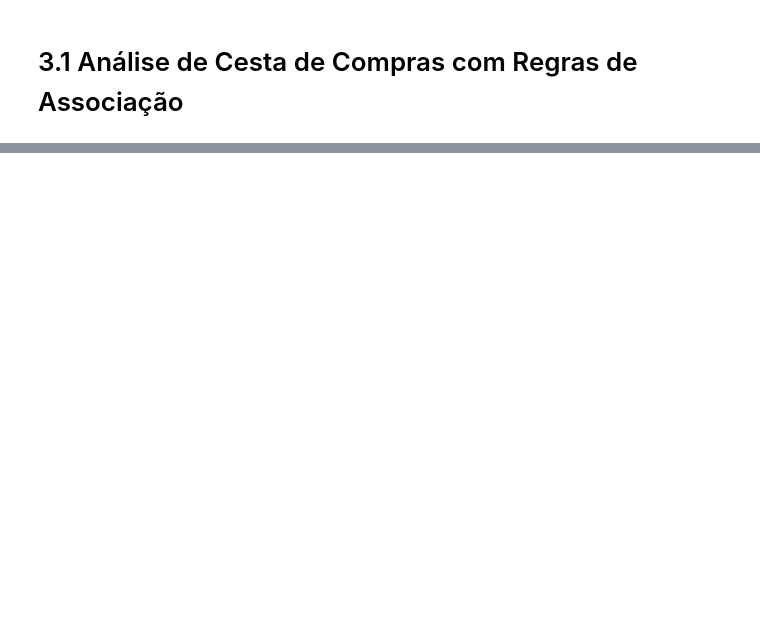
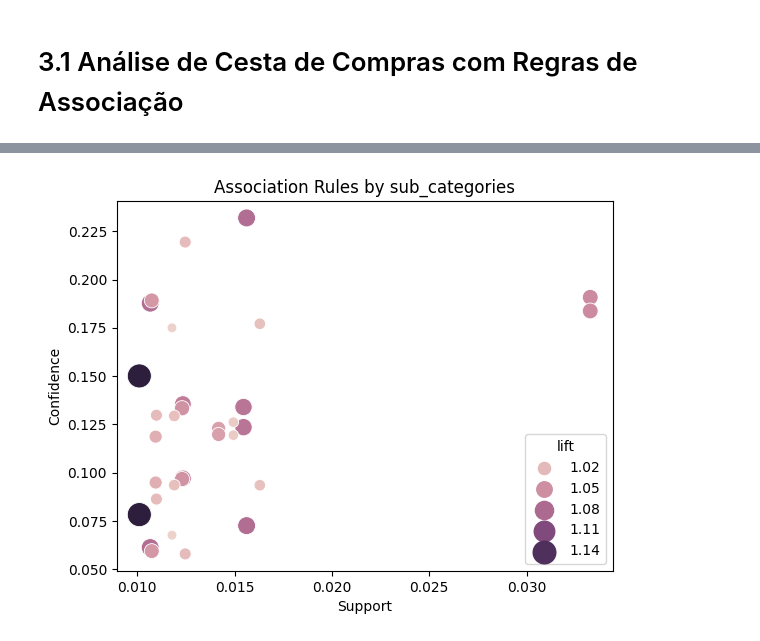
Before and after one commit to thiagoroncete/Trabalho-SuperStore, a Jupyter notebook: trabalho-cd.ipynb, the cells around one changed output, grey strips where cells are left out. Drawn from its saved outputs; the diff is of its cells as text; code cells hidden in the pictures; blank space fills up the shorter version.

```diff
--- a/trabalho-cd.ipynb
+++ b/trabalho-cd.ipynb
@@ -304,3 +304,8 @@ plt.show()
 ->Cluster 2: Clientes de baixo gasto total -> clientes ocasionais.**
 # %% [markdown]
 # 3.1 Análise de Cesta de Compras com Regras de Associação
+# %%
+basket = (df.groupby(['order_id', 'sub_category'])['quantity'].sum().unstack().fillna(0))
+basket_binary = basket.applymap(lambda x: 1 if x > 0 else 0)
+
+basket_binary.head()
@@ -306,0 +326,3 @@ plt.show()
+# %%
+freq_items = apriori(basket_binary, min_support=0.01, use_colnames=True)
+freq_items.sort_values(by='support', ascending=False).head()
@@ -306,0 +341,5 @@ plt.show()
+# %%
+rules = association_rules(freq_items, metric='confidence', min_threshold=0.05)
+strong_rules = rules[rules['lift'] > 1].sort_values(by='lift', ascending=False)
+
+strong_rules.head()
@@ -306,0 +353,8 @@ plt.show()
+# %%
+sns.scatterplot(data=strong_rules, x='support', y='confidence', size='lift', hue='lift', sizes=(50,300))
+plt.title('Association Rules by sub_categories')
+plt.xlabel('Support')
+plt.ylabel('Confidence')
+plt.show()
+# %% [output]
+[figure, added]
```
Also changed, not shown: parts of 20 cells of this notebook.
